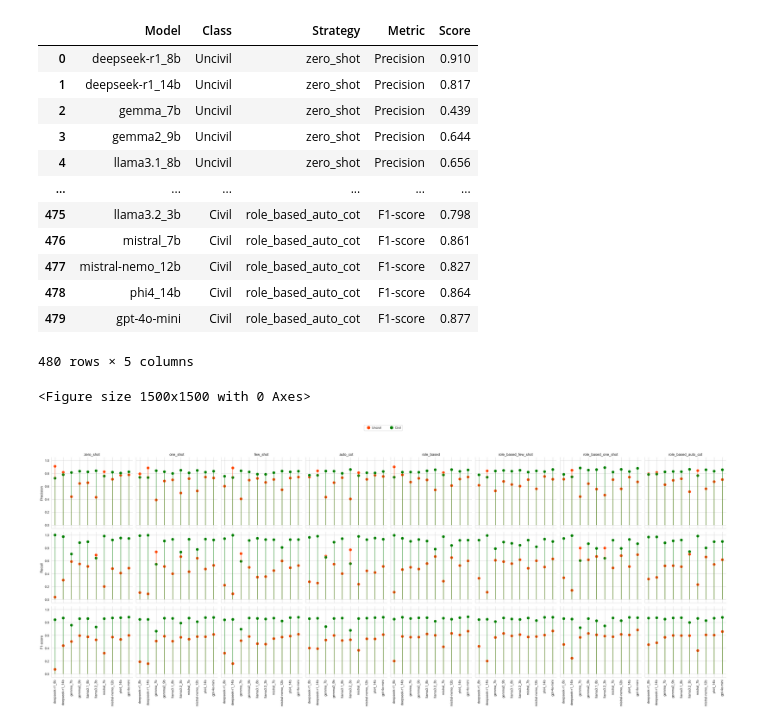
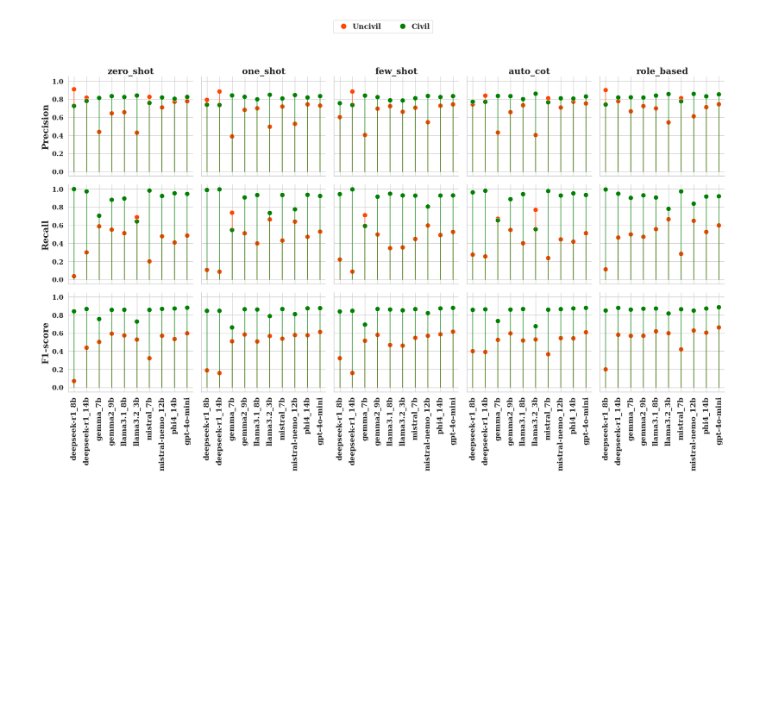
Before and after one commit to reset-ufc/slm-evaluation-incivility, a Jupyter notebook: granularidade_grossa/visus.ipynb, the cells around one changed output. Drawn from its saved outputs; the diff is of its cells as text; code cells hidden in the pictures; blank space fills up the shorter version.

```diff
--- a/granularidade_grossa/visus.ipynb
+++ b/granularidade_grossa/visus.ipynb
@@ -28,78 +29,72 @@ uncivil = pd.read_excel(compact_table_path_uncivil)
 uncivil = uncivil.ffill()
 uncivil = uncivil.loc[~uncivil['Model'].isin(['toxicr', 'refined_model']).values]
 uncivil = uncivil.rename(columns={'precision': 'Precision', 'recall': 'Recall', 'f1-score': 'F1-score'})
-uncivil_sem_combinacoes = uncivil.loc[~uncivil['Strategy'].str.contains('role_based_')]  # excluir combinações com role-based
+uncivil_sem_combinacoes = uncivil.loc[~uncivil['Strategy'].str.contains('role_based_')].copy()  # excluir combinações com role-based
 
 civil = pd.read_excel(compact_table_path_civil)
 civil = civil.ffill()
 civil = civil.loc[~civil['Model'].isin(['toxicr', 'refined_model']).values]
 civil = civil.rename(columns={'precision': 'Precision', 'recall': 'Recall', 'f1-score': 'F1-score'})
-civil_sem_combinacoes = civil.loc[~civil['Strategy'].str.contains('role_based_')]  # excluir combinações com role-based
+civil_sem_combinacoes = civil.loc[~civil['Strategy'].str.contains('role_based_')].copy()  # excluir combinações com role-based
-# %%
-df_long
-# %% [output]
-|  | Model | Class | Strategy | Metric | Score |
-| 0 | deepseek-r1_8b | Uncivil | zero_shot | Precision | 0.910 |
-| 1 | deepseek-r1_14b | Uncivil | zero_shot | Precision | 0.817 |
-| 2 | gemma_7b | Uncivil | zero_shot | Precision | 0.439 |
-| 3 | gemma2_9b | Uncivil | zero_shot | Precision | 0.644 |
-| 4 | llama3.1_8b | Uncivil | zero_shot | Precision | 0.656 |
-| ... | ... | ... | ... | ... | ... |
-| 475 | llama3.2_3b | Civil | role_based_auto_cot | F1-score | 0.798 |
-| 476 | mistral_7b | Civil | role_based_auto_cot | F1-score | 0.861 |
-| 477 | mistral-nemo_12b | Civil | role_based_auto_cot | F1-score | 0.827 |
-| 478 | phi4_14b | Civil | role_based_auto_cot | F1-score | 0.864 |
-| 479 | gpt-4o-mini | Civil | role_based_auto_cot | F1-score | 0.877 |
-480 rows × 5 columns
 # %%
 # Plot
-uncivil["Class"] = "Uncivil"
-civil["Class"] = "Civil"
+uncivil_sem_combinacoes["Class"] = "Uncivil"
+civil_sem_combinacoes["Class"] = "Civil"
 
-civil = civil[["Model", "Class", "Strategy", "Precision", "Recall", "F1-score"]]
-uncivil = uncivil[["Model", "Class", "Strategy", "Precision", "Recall", "F1-score"]]
+civil = civil_sem_combinacoes[["Model", "Class", "Strategy", "Precision", "Recall", "F1-score"]]
+uncivil = uncivil_sem_combinacoes[["Model", "Class", "Strategy", "Precision", "Recall", "F1-score"]]
 
 df = pd.concat([uncivil, civil])
 df_long = df.melt(id_vars=["Model", "Class", "Strategy"], var_name="Metric", value_name="Score")
 
-plt.figure(figsize=(15, 15))
 # sns.set_theme(style="whitegrid", font_scale=1.2)
 
 # Ordena os modelos como no original
 model_order = df["Model"].unique()
 
 # FacetGrid para cada métrica
 g = sns.FacetGrid(df_long, row='Metric', col="Strategy", sharey=True, sharex=True, height=4, aspect=1)
 colors = {"Uncivil": "orangered", "Civil": "green"}
 
 def lollipop(data, **kwargs):
     for _, row in data.iterrows():
         plt.vlines(row["Model"], ymin=0, ymax=row["Score"], color=colors[row["Class"]], alpha=0.7)
     sns.scatterplot(data=data, x="Model", y="Score", hue="Class", palette=colors, s=100, legend=False)
 
 g.map_dataframe(lollipop)
-g.set_xticklabels(model_order, rotation=90)
+g.set_xticklabels(model_order, rotation=90, weight='bold', fontfamily='serif', fontsize=15)
 g.set_titles("")
-
-for ax, col_value in zip(g.axes[0], df_long["Strategy"].unique()):
-    ax.set_title(col_value)
-
 g.set_xlabels("")
 
+# colunas
+for ax, col_value in zip(g.axes[0], df_long["Strategy"].unique()):
+    ax.set_title(col_value, weight='bold', fontsize=18, fontfamily='serif')
+
+# linhas
 for ax, metric in zip(g.axes[:, 0], df_long["Metric"].unique()):
-    ax.set_ylabel(metric)
+    ax.set_ylabel(metric, weight='bold', fontsize=18, fontfamily='serif')
 
+# ytick labels
+for ax in g.axes.flatten():
+    for label in ax.get_yticklabels():
+        label.set_fontsize(14)
+        label.set_fontfamily('serif')
+        label.set_fontweight('bold')
 
 #g.set_axis_labels("Model", "Score")
 
 handles = [plt.Line2D([0], [0], color=color, marker='o', linestyle='', markersize=10) for color in colors.values()]
 labels = list(colors.keys())
-g.fig.legend(handles, labels, loc="upper center", bbox_to_anchor=(0.5, 1.1), ncol=2, handletextpad=0.0001)
+legend_font = FontProperties(family='serif', weight='bold', size=15)
+g.figure.legend(handles, labels, loc="upper center", bbox_to_anchor=(0.5, 1.1), ncol=2, handletextpad=0.2, prop=legend_font)
 
 plt.tight_layout()
 
+fig_path = results_path / 'figures'
+os.makedirs(fig_path, exist_ok=True)
+plt.savefig(fig_path / 'metrics_comparison_rq2.pdf', bbox_inches='tight', dpi=600)
+
 plt.show()
 # %% [output]
-<Figure size 1500x1500 with 0 Axes>
-[figure, old version]
+[figure, new version]
 # %%
```
Also changed, not shown: parts of 5 cells of this notebook, 4 other files.
